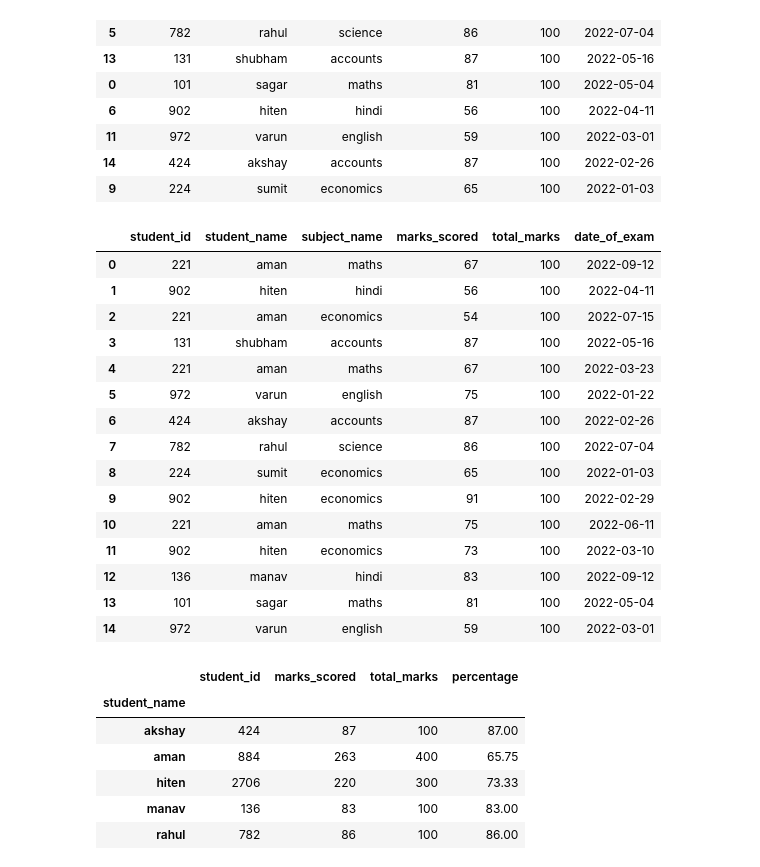
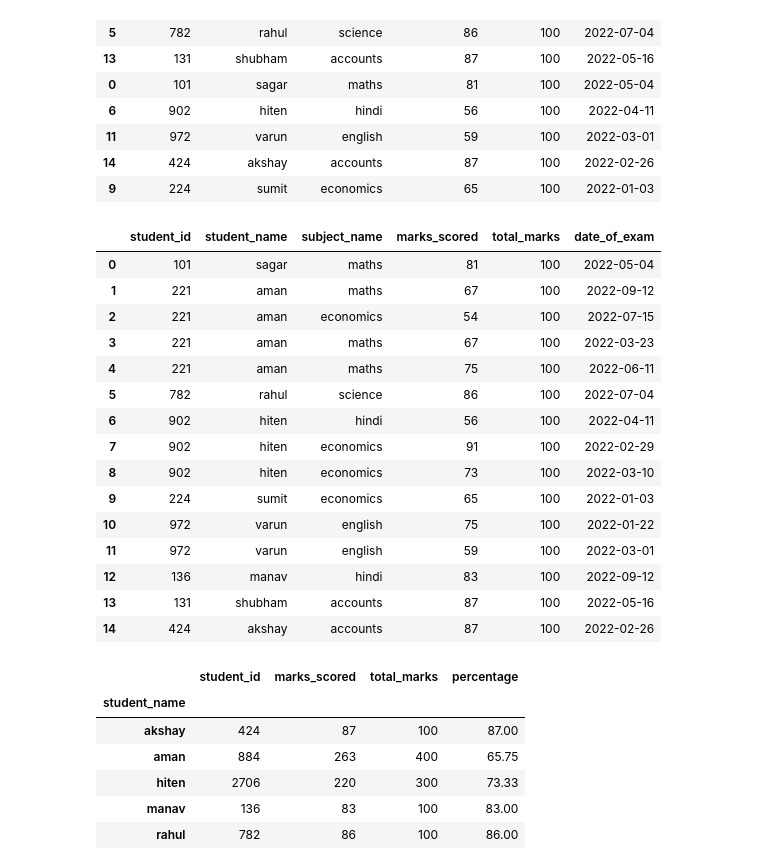
Before and after one commit to hitenverma1/Python_Coding, a Jupyter notebook: join_table.ipynb, the cells around one changed output. Saved outputs shown, nothing was run; the diff lists cells and outputs as text; code cells hidden in the pictures.

```diff
--- a/join_table.ipynb
+++ b/join_table.ipynb
@@ -62,22 +62,22 @@ df1.drop_duplicates(subset='student_name')
 | 14 | 424 | akshay | accounts | 87 | 100 | 2022-02-26 |
 | 9 | 224 | sumit | economics | 65 | 100 | 2022-01-03 |
 # %%
-pd.merge(students_info,marks_info, on="student_id",how="right")
+pd.merge(students_info,marks_info, on="student_id",how="inner")
 # %% [output]
 |  | student_id | student_name | subject_name | marks_scored | total_marks | date_of_exam |
-| 0 | 221 | aman | maths | 67 | 100 | 2022-09-12 |
-| 1 | 902 | hiten | hindi | 56 | 100 | 2022-04-11 |
+| 0 | 101 | sagar | maths | 81 | 100 | 2022-05-04 |
+| 1 | 221 | aman | maths | 67 | 100 | 2022-09-12 |
 | 2 | 221 | aman | economics | 54 | 100 | 2022-07-15 |
-| 3 | 131 | shubham | accounts | 87 | 100 | 2022-05-16 |
-| 4 | 221 | aman | maths | 67 | 100 | 2022-03-23 |
-| 5 | 972 | varun | english | 75 | 100 | 2022-01-22 |
-| 6 | 424 | akshay | accounts | 87 | 100 | 2022-02-26 |
-| 7 | 782 | rahul | science | 86 | 100 | 2022-07-04 |
-| 8 | 224 | sumit | economics | 65 | 100 | 2022-01-03 |
-| 9 | 902 | hiten | economics | 91 | 100 | 2022-02-29 |
-| 10 | 221 | aman | maths | 75 | 100 | 2022-06-11 |
-| 11 | 902 | hiten | economics | 73 | 100 | 2022-03-10 |
+| 3 | 221 | aman | maths | 67 | 100 | 2022-03-23 |
+| 4 | 221 | aman | maths | 75 | 100 | 2022-06-11 |
+| 5 | 782 | rahul | science | 86 | 100 | 2022-07-04 |
+| 6 | 902 | hiten | hindi | 56 | 100 | 2022-04-11 |
+| 7 | 902 | hiten | economics | 91 | 100 | 2022-02-29 |
+| 8 | 902 | hiten | economics | 73 | 100 | 2022-03-10 |
+| 9 | 224 | sumit | economics | 65 | 100 | 2022-01-03 |
+| 10 | 972 | varun | english | 75 | 100 | 2022-01-22 |
+| 11 | 972 | varun | english | 59 | 100 | 2022-03-01 |
 | 12 | 136 | manav | hindi | 83 | 100 | 2022-09-12 |
-| 13 | 101 | sagar | maths | 81 | 100 | 2022-05-04 |
-| 14 | 972 | varun | english | 59 | 100 | 2022-03-01 |
+| 13 | 131 | shubham | accounts | 87 | 100 | 2022-05-16 |
+| 14 | 424 | akshay | accounts | 87 | 100 | 2022-02-26 |
 # %%
```
Also changed, not shown: parts of 15 cells of this notebook, 8 other files.
